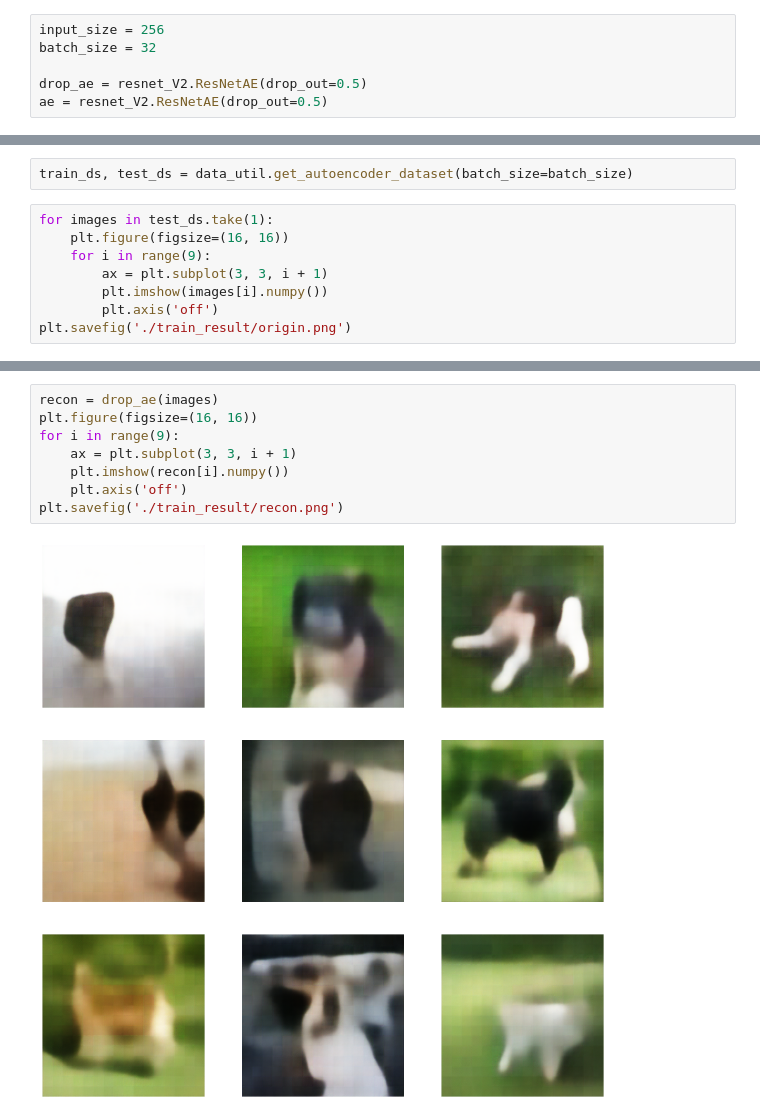
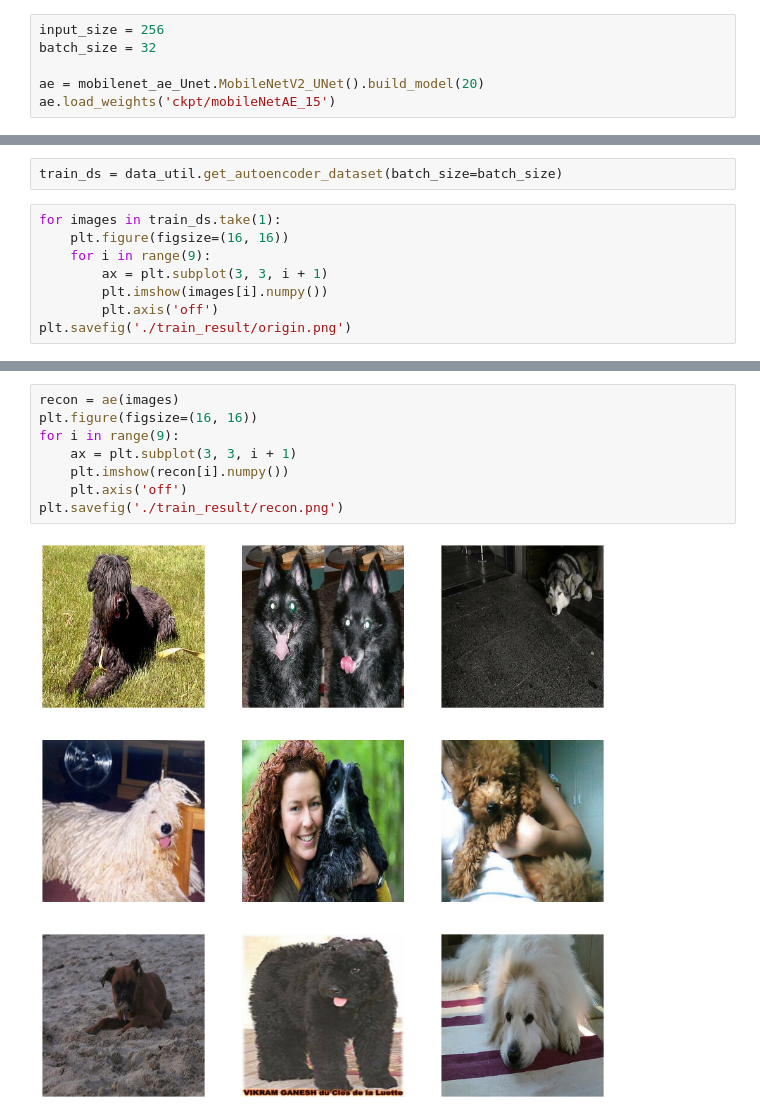
Before and after one commit to kwjinwoo/Dog_face_landmark_detection, a Jupyter notebook: autoencoder/image_recon example.ipynb, the cells around one changed output, grey strips where cells are left out. Drawn from its saved outputs; the diff is of its cells as text.

```diff
--- a/autoencoder/image_recon example.ipynb
+++ b/autoencoder/image_recon example.ipynb
@@ -9,5 +9,5 @@ import data_util
 input_size = 256
 batch_size = 32
 
-drop_ae = resnet_V2.ResNetAE(drop_out=0.5)
-ae = resnet_V2.ResNetAE(drop_out=0.5)
+ae = mobilenet_ae_Unet.MobileNetV2_UNet().build_model(20)
+ae.load_weights('ckpt/mobileNetAE_15')
@@ -26,7 +33,7 @@ drop_ae.load_weights('pre_trained/model_5.ckpt')
 # %%
-train_ds, test_ds = data_util.get_autoencoder_dataset(batch_size=batch_size)
+train_ds = data_util.get_autoencoder_dataset(batch_size=batch_size)
 # %%
-for images in test_ds.take(1):
+for images in train_ds.take(1):
     plt.figure(figsize=(16, 16))
     for i in range(9):
         ax = plt.subplot(3, 3, i + 1)
@@ -38,10 +45,10 @@ plt.savefig('./train_result/origin.png')
 # %%
-recon = drop_ae(images)
+recon = ae(images)
 plt.figure(figsize=(16, 16))
 for i in range(9):
     ax = plt.subplot(3, 3, i + 1)
     plt.imshow(recon[i].numpy())
     plt.axis('off')
 plt.savefig('./train_result/recon.png')
 # %% [output]
-[figure, old version]
+[figure, new version]
```
Also changed, not shown: parts of 5 cells of this notebook, 3 other files.
